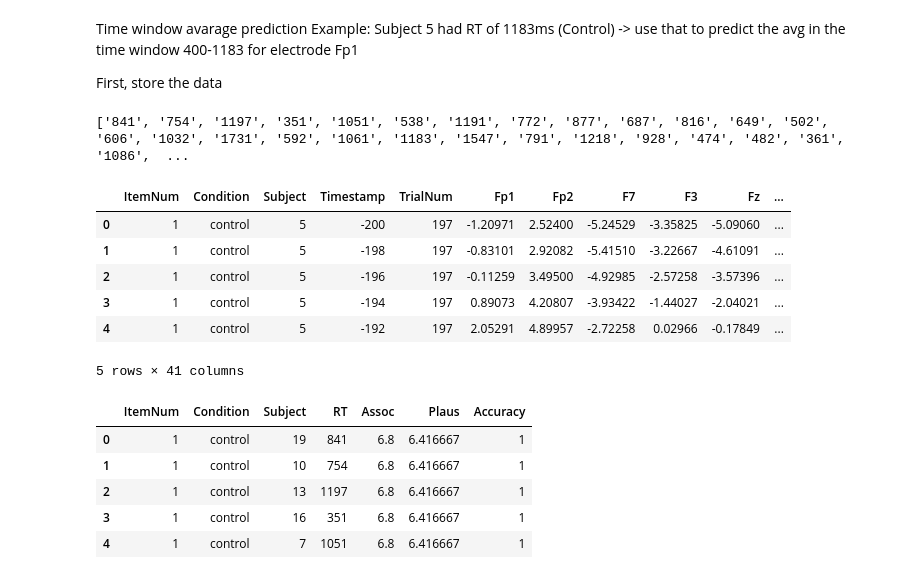
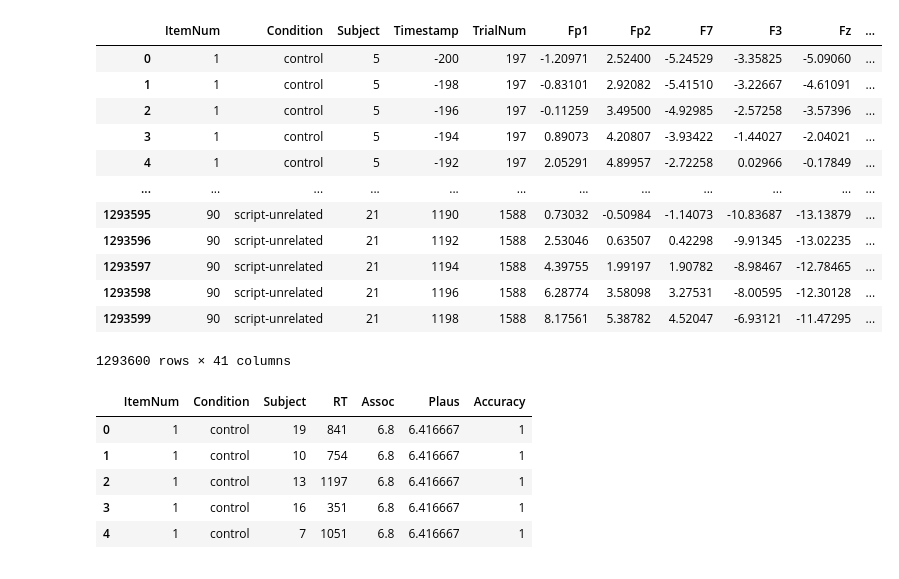
Before and after one commit to cristianionescu7/ERP_group3, a Jupyter notebook: main.ipynb, the cells around one changed output. Saved outputs shown, nothing was run; the diff lists cells and outputs as text; code cells hidden in the pictures.

```diff
--- a/main.ipynb
+++ b/main.ipynb
@@ -59,31 +16,23 @@ averages
-# %% [markdown]
-Time window avarage prediction
-Example:
-Subject 5 had RT of 1183ms (Control) -> use that to predict the avg in the time window 400-1183 for electrode Fp1
-
-First, store the data
-# %%
-response_time = []
-for line in spr_data:
-    line1 = line.split(sep = ',')
-    response_time.append(line1[3])
-response_time.pop(0)
-print(response_time)
-# %% [output]
-['841', '754', '1197', '351', '1051', '538', '1191', '772', '877', '687', '816', '649', '502', '606', '1032', '1731', '592', '1061', '1183', '1547', '791', '1218', '928', '474', '482', '361', '1086',  ...
 # %%
-spr_data = pd.read_csv('D:\CSAI Y2\S2\ResWork\spr_data\dbc_spr_data_combined.csv')
-data = pd.read_csv("D:\CSAI Y2\S2\ResWork\eeg_data\data\dbc_data.csv")
+#load data
+spr_data = pd.read_csv('dbc_spr_data_combined.csv')
+data = pd.read_csv("dbc_data.csv")
 # %%
-data.head(5)
+data
 # %% [output]
 |  | ItemNum | Condition | Subject | Timestamp | TrialNum | Fp1 | Fp2 | F7 | F3 | Fz | ... |
 | 0 | 1 | control | 5 | -200 | 197 | -1.20971 | 2.52400 | -5.24529 | -3.35825 | -5.09060 | ... |
 | 1 | 1 | control | 5 | -198 | 197 | -0.83101 | 2.92082 | -5.41510 | -3.22667 | -4.61091 | ... |
 | 2 | 1 | control | 5 | -196 | 197 | -0.11259 | 3.49500 | -4.92985 | -2.57258 | -3.57396 | ... |
 | 3 | 1 | control | 5 | -194 | 197 | 0.89073 | 4.20807 | -3.93422 | -1.44027 | -2.04021 | ... |
 | 4 | 1 | control | 5 | -192 | 197 | 2.05291 | 4.89957 | -2.72258 | 0.02966 | -0.17849 | ... |
+| ... | ... | ... | ... | ... | ... | ... | ... | ... | ... | ... | ... |
+| 1293595 | 90 | script-unrelated | 21 | 1190 | 1588 | 0.73032 | -0.50984 | -1.14073 | -10.83687 | -13.13879 | ... |
+| 1293596 | 90 | script-unrelated | 21 | 1192 | 1588 | 2.53046 | 0.63507 | 0.42298 | -9.91345 | -13.02235 | ... |
+| 1293597 | 90 | script-unrelated | 21 | 1194 | 1588 | 4.39755 | 1.99197 | 1.90782 | -8.98467 | -12.78465 | ... |
+| 1293598 | 90 | script-unrelated | 21 | 1196 | 1588 | 6.28774 | 3.58098 | 3.27531 | -8.00595 | -12.30128 | ... |
+| 1293599 | 90 | script-unrelated | 21 | 1198 | 1588 | 8.17561 | 5.38782 | 4.52047 | -6.93121 | -11.47295 | ... |
-5 rows × 41 columns
+1293600 rows × 41 columns
 # %%
 spr_data.head(5)
 # %% [output]
```
Also changed, not shown: parts of 18 cells of this notebook.
